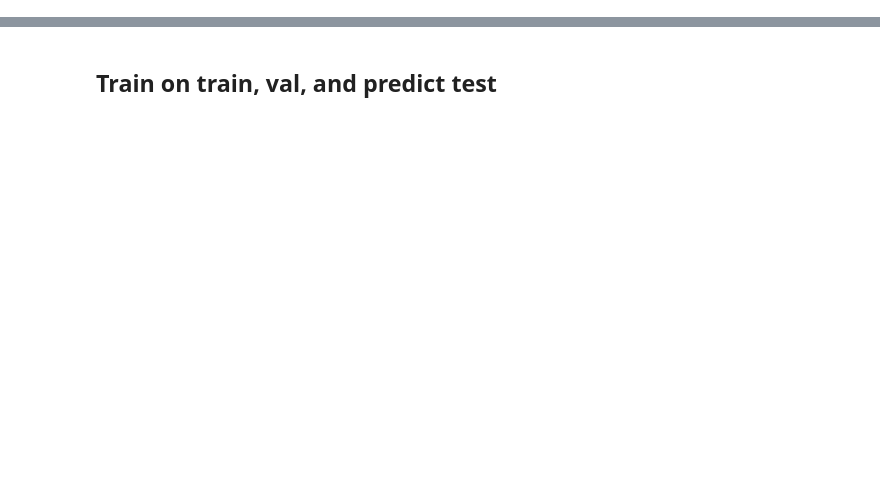
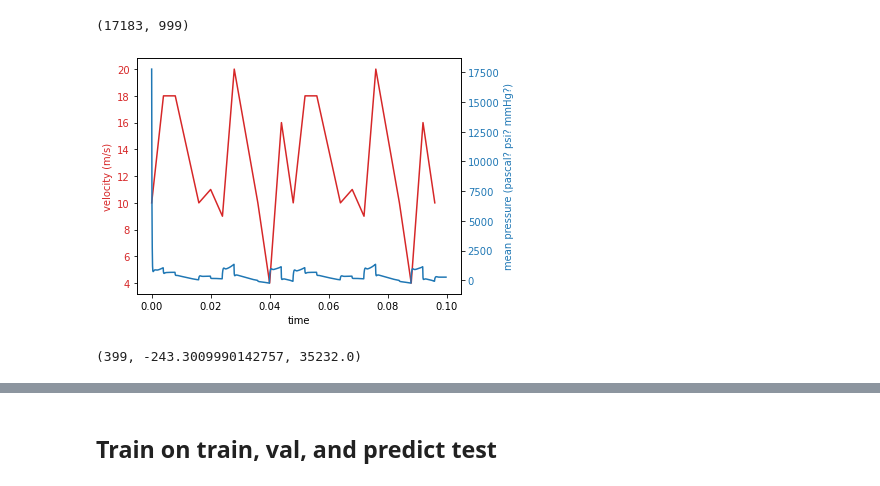
Before and after one commit to minhtriet/hydrogen_emb, a Jupyter notebook: opinf.ipynb, the cells around one changed output, grey strips where cells are left out. Saved outputs shown, nothing was run; the diff lists cells and outputs as text; code cells hidden in the pictures; blank space fills up the shorter version.

```diff
--- a/opinf.ipynb
+++ b/opinf.ipynb
@@ -23,0 +35,3 @@ PREFIX = "."
+# %%
+import pandas as pd
+v_inlet_bc = pd.read_csv("v_inlet_bc.csv")
@@ -46 +60,4 @@ test_data = test_data.T
+# %%
+for t in tables:
+    tables[t] = tables[t].T
 # %%
@@ -47,0 +65,31 @@ assert train_data.shape[0] > train_data.shape[1]   # space is larger than time
+# %%
+all_pressures = np.concatenate([tables['train_p'], tables['val_p'], tables['test_p']],axis=1)
+all_pressures.shape
+# %% [output]
+(17183, 999)
+# %%
+all_pressures_mean = all_pressures.mean(0)
+# %%
+fig, ax1 = plt.subplots()
+
+color = 'tab:red'
+ax1.set_xlabel('time')
+ax1.set_ylabel('velocity (m/s)', color=color)
+ax1.plot(v_inlet_bc['t'], v_inlet_bc['Uz'], color=color)
+ax1.tick_params(axis='y', labelcolor=color)
+
+ax2 = ax1.twinx()
+
+color = 'tab:blue'
+ax2.set_ylabel('mean pressure (pascal? psi? mmHg?)', color=color)  # we already handled the x-label with ax1
+ax2.plot(np.arange(0,0.0999,1e-4), all_pressures_mean)
+ax2.tick_params(axis='y', labelcolor=color)
+
+fig.tight_layout()  # otherwise the right y-label is slightly clipped
+plt.show()
+# %% [output]
+[figure, added]
+# %%
+all_pressures_mean.argmin(), all_pressures_mean.min(), all_pressures.max()
+# %% [output]
+(399, -243.3009990142757, 35232.0)
```
Also changed, not shown: parts of 50 cells of this notebook.
